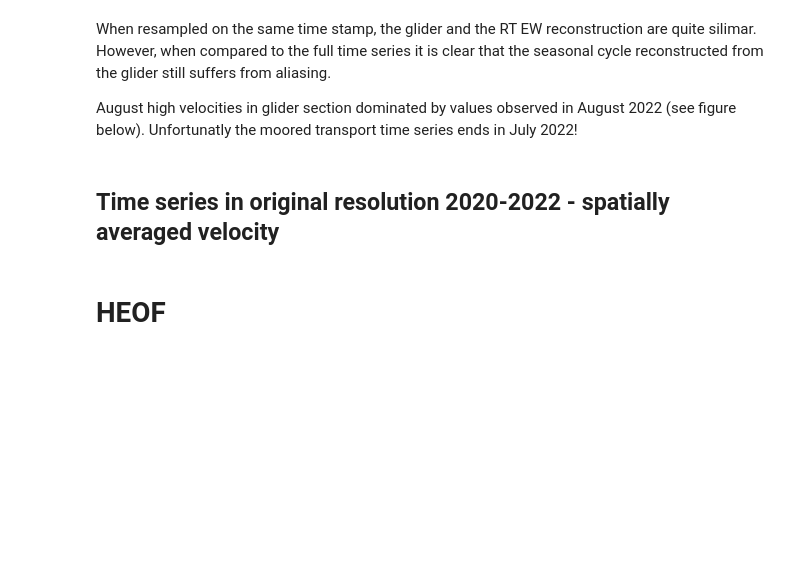
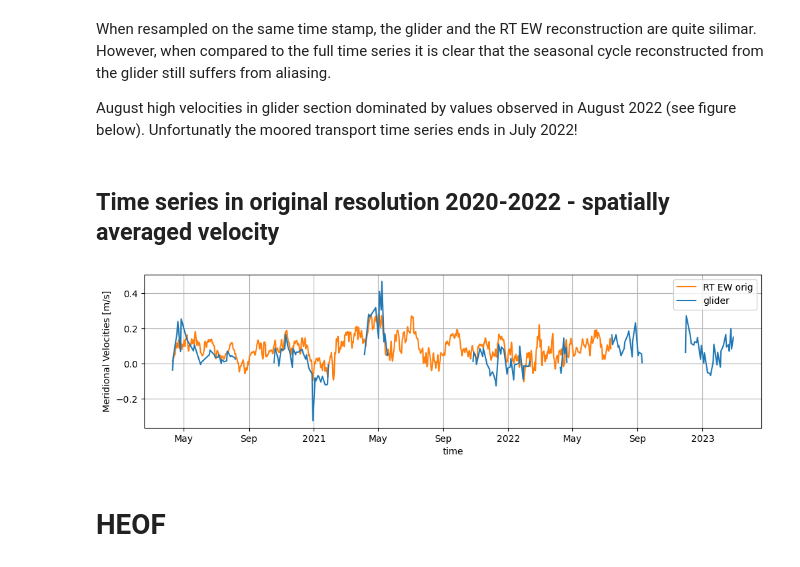
Before and after one commit to ScotMarPhys/Rockall_Trough_Transports, a Jupyter notebook: notebooks/2.1_Rockall_Trough_glider_EW_HEOF_2020_2023.ipynb, the cells around one changed output. Drawn from its saved outputs; the diff is of its cells as text; code cells hidden in the pictures; blank space fills up the shorter version.

```diff
--- a/notebooks/2.1_Rockall_Trough_glider_EW_HEOF_2020_2023.ipynb
+++ b/notebooks/2.1_Rockall_Trough_glider_EW_HEOF_2020_2023.ipynb
@@ -370,13 +166,15 @@ August high velocities in glider section dominated by values observed in August
 # %% [markdown]
 ## Time series in original resolution 2020-2022 - spatially averaged velocity
 # %%
-ds_q_RT.v_EW.sel(TIME=slice(ds_glider.time.min().values,ds_glider.time.max().values)
-                ).mean(['lon_EW','depth']).plot.line('-',label='RT EW orig',figsize=[12,3],color='C1')
-ds_glider.vcur.mean(['lon','depth']).plot.line('-',label='glider',color='C0')
-# ds_q_RT.v_EW.interp(TIME=ds_glider.time.values
-#                 ).mean(['lon_EW','depth']).plot.line('-',label='RT EW resampled')
+ds_q_RT.v.sel(TIME=slice(ds_glider.time.min().values,ds_glider.time.max().values)
+                ).mean(['lon','depth']).plot.line('-',label='RT EW orig',figsize=[12,3],color='C1')
+ds_glider_nan.vcur.mean(['lon','depth']).plot.line('-',label='glider',color='C0')
+# ds_q_RT.v.interp(TIME=ds_glider.time.values
+#                 ).mean(['lon','depth']).plot.line('-',label='RT EW resampled')
 plt.legend()
 plt.grid()
+# %% [output]
+[figure, added]
 # %% [markdown]
 # HEOF
 # %% [markdown]
```
Also changed, not shown: parts of 36 cells of this notebook.
